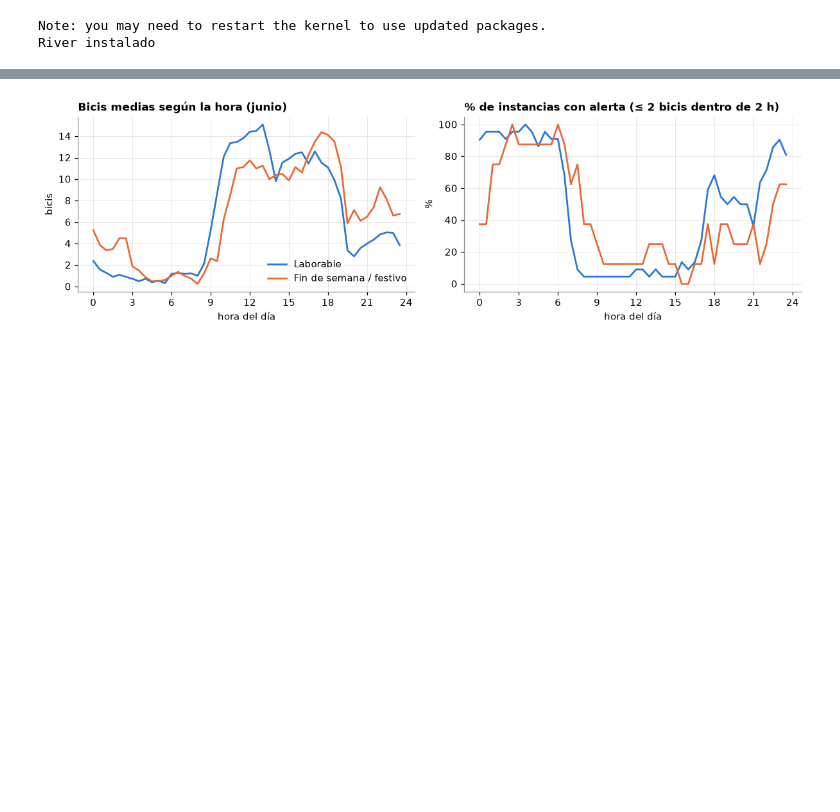
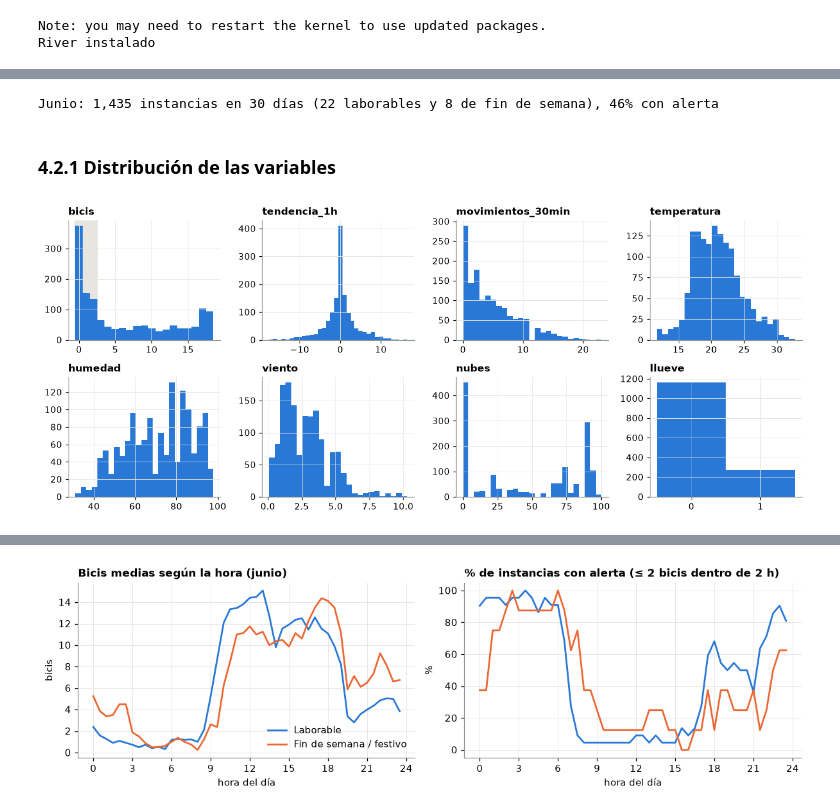
Before and after one commit to AlvaroAlonso22/Proyecto_FlujodeDatos, a Jupyter notebook: Revision_Antonio_Proyecto_Flujo_Datos_Bicis_Toulouse_best.ipynb, the cells around one changed output, grey strips where cells are left out. Cells and saved outputs as stored; diff of their text form; code cells hidden in the pictures; blank space fills up the shorter version.

```diff
--- a/Revision_Antonio_Proyecto_Flujo_Datos_Bicis_Toulouse_best.ipynb
+++ b/Revision_Antonio_Proyecto_Flujo_Datos_Bicis_Toulouse_best.ipynb
@@ -686,15 +53,0 @@ f_junio.drop(columns=["dia_semana", "es_finde", "es_festivo", "tipo_dia"]).descr
-# %%
-# Distribución de las bicis disponibles y de la tendencia en la última hora
-fig, axes = plt.subplots(1, 2, figsize=(11, 3.2))
-f_junio["bicis"].astype(int).value_counts().sort_index().plot.bar(ax=axes[0], color=AZUL, width=0.8)
-axes[0].axvspan(-0.5, UMBRAL_POCAS + 0.5, color=SOMBRA, zorder=0)
-axes[0].set_title("Bicis disponibles (junio)")
-axes[0].set_xlabel("bicis"); axes[0].set_ylabel("instancias")
-axes[0].text(UMBRAL_POCAS + 0.7, axes[0].get_ylim()[1] * 0.9, "zona de alerta (≤ 2)", color=TINTA)
-
-f_junio["tendencia_1h"].dropna().clip(-8, 8).astype(int).value_counts().sort_index().plot.bar(ax=axes[1], color=AZUL, width=0.8)
-axes[1].set_title("Tendencia en la última hora (junio, recortada a ±8)")
-axes[1].set_xlabel("bicis(t) − bicis(t − 1 h)"); axes[1].set_ylabel("instancias")
-for ax in axes:
-    ax.tick_params(axis="x", rotation=0)
-plt.tight_layout(); plt.show()
@@ -712,0 +324,27 @@ Si el uso de la estación depende de la hora y del tipo de día, la distribució
+# %%
+# Periodo de calibración: del 1 de junio a la última instancia cuya etiqueta (t + 2 h) cae todavía en junio
+f = pd.read_csv(CSV_FLUJO, parse_dates=["momento"]).set_index("momento")   # flujo guardado, leído con pandas solo para analizarlo
+FIN_CALIBRACION = pd.Timestamp("2016-06-30 21:30")
+f_junio = f[f.index <= FIN_CALIBRACION].copy()
+f_junio["tipo_dia"] = np.where((f_junio["es_finde"] == 1) | (f_junio["es_festivo"] == 1),
+                               "Fin de semana / festivo", "Laborable")
+dias = pd.Series(f_junio.index.normalize().unique())
+print(f"Junio: {len(f_junio):,} instancias en {len(dias)} días ({(dias.dt.dayofweek < 5).sum()} laborables y "
+      f"{(dias.dt.dayofweek >= 5).sum()} de fin de semana), {f_junio['pocas_bicis_2h'].mean():.0%} con alerta")
+# %% [output]
+Junio: 1,435 instancias en 30 días (22 laborables y 8 de fin de semana), 46% con alerta
+# %% [markdown]
+### 4.2.1 Distribución de las variables
+# %%
+# Distribución de cada variable en junio (en gris, la zona de alerta: 2 bicis o menos)
+BINS = {"bicis": np.arange(-0.5, 19), "tendencia_1h": np.arange(-17.5, 17), "llueve": [-0.5, 0.5, 1.5]}
+fig, axes = plt.subplots(2, 4, figsize=(12, 5))
+for ax, var in zip(axes.flat, ["bicis", "tendencia_1h", "movimientos_30min", "temperatura",
+                               "humedad", "viento", "nubes", "llueve"]):
+    ax.hist(f_junio[var].dropna(), bins=BINS.get(var, 25), color=AZUL)
+    ax.set_title(var)
+axes[0, 0].axvspan(-0.5, UMBRAL_POCAS + 0.5, color=SOMBRA, zorder=0)
+axes[1, 3].set_xticks([0, 1])
+plt.tight_layout(); plt.show()
+# %% [output]
+[figure, added]
```
Also changed, not shown: parts of 261 cells of this notebook.
